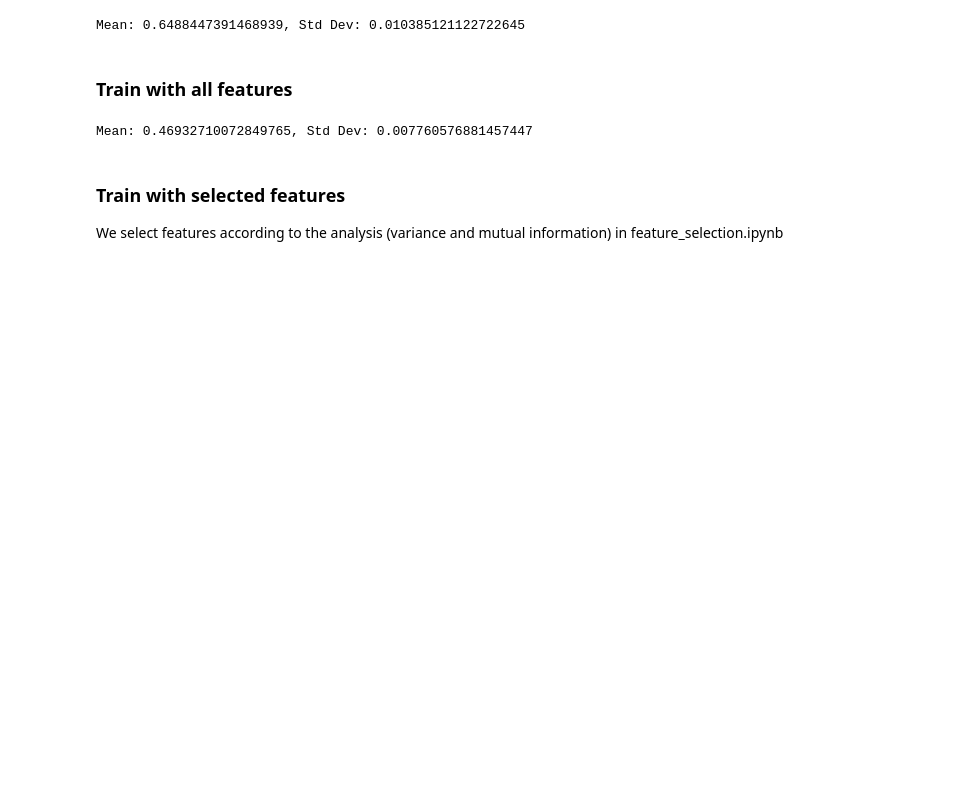
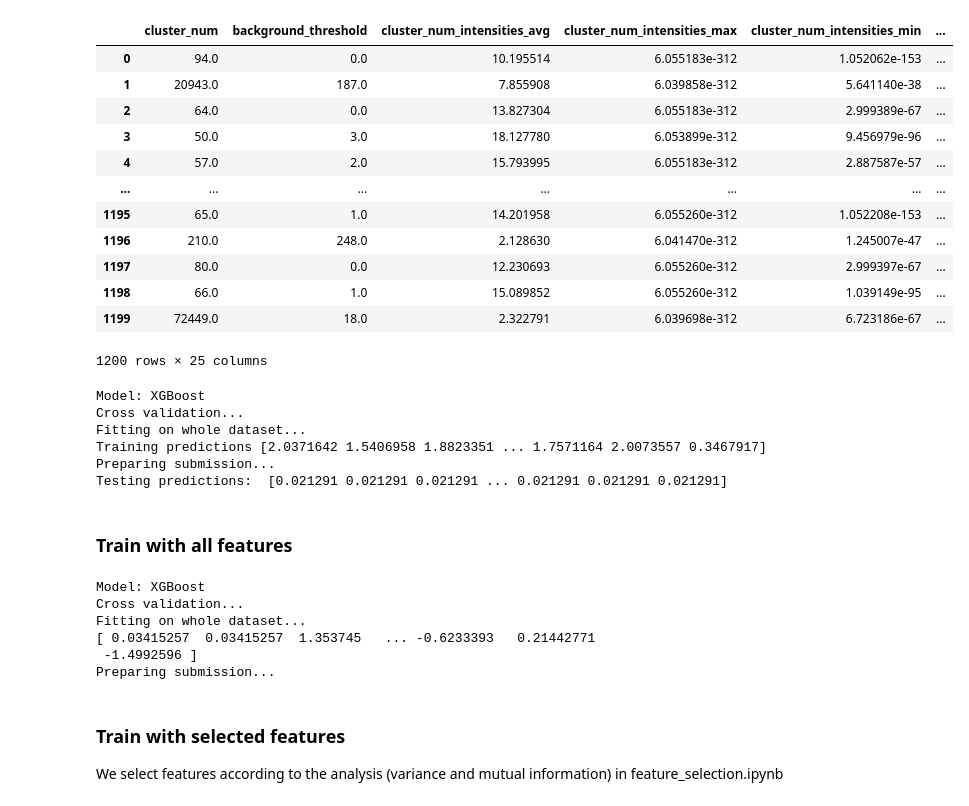
Before and after one commit to Simeonedef/Galaxy-Image-Gen, a Jupyter notebook: Notebooks/baseline_reg.ipynb, the cells around one changed output. Drawn from its saved outputs; the diff is of its cells as text; code cells hidden in the pictures; blank space fills up the shorter version.

```diff
--- a/Notebooks/baseline_reg.ipynb
+++ b/Notebooks/baseline_reg.ipynb
@@ -62 +78,17 @@ train_X.head(10)
+# %%
+test_X
+# %% [output]
+|  | cluster_num | background_threshold | cluster_num_intensities_avg | cluster_num_intensities_max | cluster_num_intensities_min | ... |
+| 0 | 94.0 | 0.0 | 10.195514 | 6.055183e-312 | 1.052062e-153 | ... |
+| 1 | 20943.0 | 187.0 | 7.855908 | 6.039858e-312 | 5.641140e-38 | ... |
+| 2 | 64.0 | 0.0 | 13.827304 | 6.055183e-312 | 2.999389e-67 | ... |
+| 3 | 50.0 | 3.0 | 18.127780 | 6.053899e-312 | 9.456979e-96 | ... |
+| 4 | 57.0 | 2.0 | 15.793995 | 6.055183e-312 | 2.887587e-57 | ... |
+| ... | ... | ... | ... | ... | ... | ... |
+| 1195 | 65.0 | 1.0 | 14.201958 | 6.055260e-312 | 1.052208e-153 | ... |
+| 1196 | 210.0 | 248.0 | 2.128630 | 6.041470e-312 | 1.245007e-47 | ... |
+| 1197 | 80.0 | 0.0 | 12.230693 | 6.055260e-312 | 2.999397e-67 | ... |
+| 1198 | 66.0 | 1.0 | 15.089852 | 6.055260e-312 | 1.039149e-95 | ... |
+| 1199 | 72449.0 | 18.0 | 2.322791 | 6.039698e-312 | 6.723186e-67 | ... |
+1200 rows × 25 columns
 # %%
@@ -92,13 +143,23 @@ def train_with_features(X, y, features, rf=True, svm=True, xgb=True, feature_sel
 # %%
-train_with_features(train_X, ['cluster_num'])
+train_with_features(train_X, train_y, ['cluster_num'], prepare_submission=True)
 # %% [output]
-Mean: 0.6488447391468939, Std Dev: 0.010385121122722645
+Model: XGBoost
+Cross validation...
+Fitting on whole dataset...
+Training predictions [2.0371642 1.5406958 1.8823351 ... 1.7571164 2.0073557 0.3467917]
+Preparing submission...
+Testing predictions:  [0.021291 0.021291 0.021291 ... 0.021291 0.021291 0.021291]
 # %% [markdown]
 ### Train with all features
 # %%
-train_with_features(train_X, 'all')
+train_with_features(train_X, train_y, 'all', model='xgb', prepare_submission=True)
 # %% [output]
-Mean: 0.46932710072849765, Std Dev: 0.007760576881457447
+Model: XGBoost
+Cross validation...
+Fitting on whole dataset...
+[ 0.03415257  0.03415257  1.353745   ... -0.6233393   0.21442771
+ -1.4992596 ]
+Preparing submission...
 # %% [markdown]
 ### Train with selected features
 We select features according to the analysis (variance and mutual information) in feature_selection.ipynb
```
Also changed, not shown: parts of 3 cells of this notebook, 4 other files.
